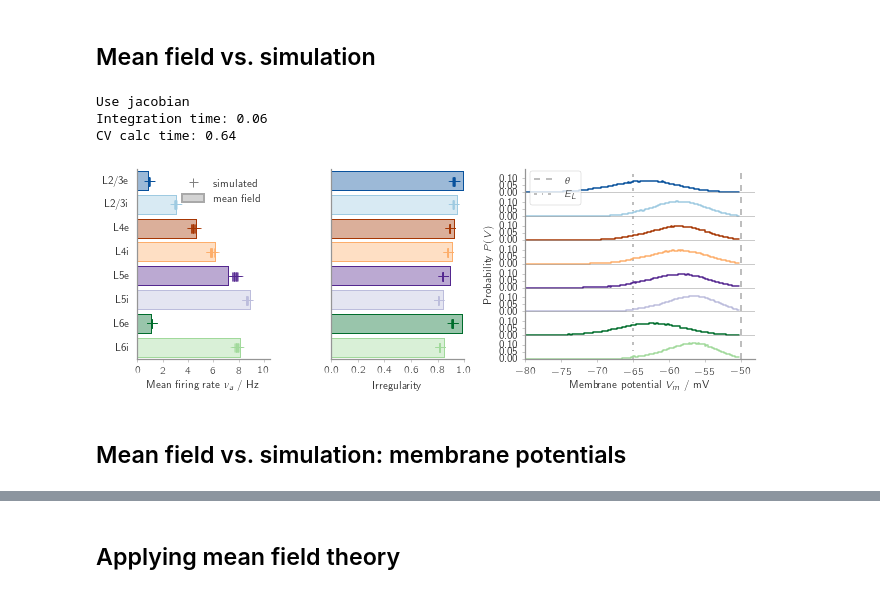
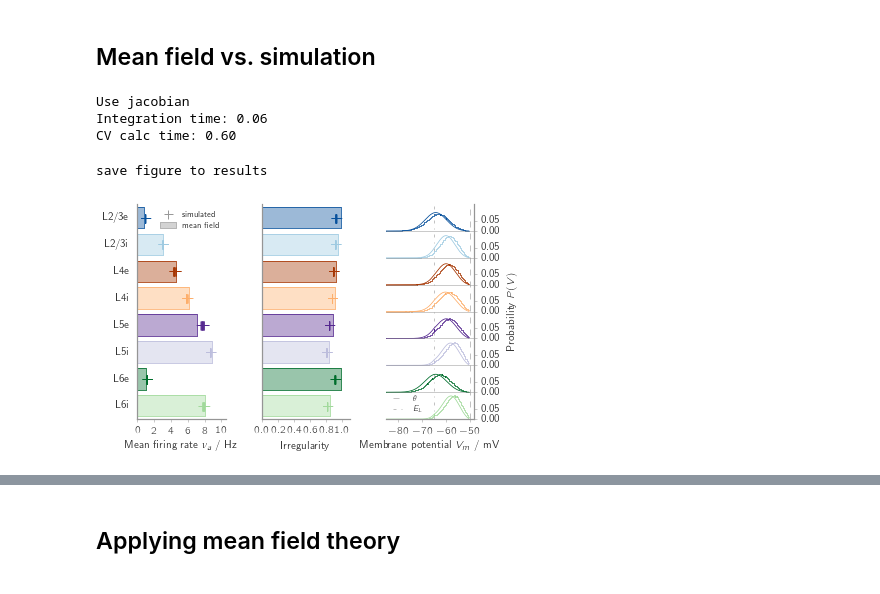
Before and after one commit to frschu/microcircuit, a Jupyter notebook: analysis/poster.ipynb, the cells around one changed output, grey strips where cells are left out. Cells and saved outputs as stored; diff of their text form; code cells hidden in the pictures.

```diff
--- a/analysis/poster.ipynb
+++ b/analysis/poster.ipynb
@@ -17,6 +17,8 @@ import helper_functions as hf; reload(hf)
 
 # Import specific moduls
 import model_class; reload(model_class)
+model = model_class.model()
+n_populations = model.n_populations
 
 %matplotlib inline
 
@@ -26,7 +28,6 @@ figure_path = style.figure_path
 reverse_order = True # do analysis such that plots resemble those of the paper (starting with L6i)
 colors = style.colors
 
-model = model_class.model()
 label_populations = hf.rlbl(model.populations)
 # %% [markdown]
 ## solve_model: requirement for all mean field predictions
@@ -93,6 +96,8 @@ if save_fig:
 # %% [markdown]
 ## Synapse numbers
 # %%
+model = model_class.model()
+
 from mpl_toolkits.axes_grid1 import make_axes_locatable
 from matplotlib import cm
 
@@ -137,7 +142,7 @@ def plot_heatmap(ax, data, model, cbar_label, cbar_format, clim, cbar_ticks, cma
 
 # Figure
 fig = plt.figure()
-fig.set_size_inches(style.figsize[0], style.figsize[1])
+fig.set_size_inches(style.figsize[1], style.figsize[1])
 ax1 = hf.add_subplot(fig, n_rows_cols=(1, 1), index_row_col=(0, 0), rowspan=1, colspan=1)
 
 ######################################################
@@ -150,16 +155,6 @@ clim        = (0, 50)
 cbar_ticks  = np.arange(0, 60, 10)
 plot_heatmap(ax1, data, model, cbar_label, cbar_format, clim, cbar_ticks)
 
-######################################################
-# Synapse numbers per neuron
-######################################################
-# data = (model.C_ab.T / (model.n_neurons * model.area)).T
-# cbar_label  = "Mean \# synapses per neuron"
-# cbar_format = "%i"
-# clim        = (0, 3500)
-# cbar_ticks  = np.arange(0, 4000, 1000)
-# plot_heatmap(ax2, data, model, cbar_label, cbar_format, clim, cbar_ticks)
-
 # y ticks
 ticks=np.arange(0.5, 8., 1)
 label_populations = hf.rlbl(model.populations)
@@ -221,10 +342,11 @@ def prob_V(V_array, mu_i, sd_i, v0_i, model=model_class.model()):
 # Mean field results
 ######################################################
 
+# Model
 neuron_model    = "iaf_psc_exp"
 connection_rule = "fixed_indegree"
 weight_rel_sd   = 0.1
-model_micro     = model_class.model(neuron_model=neuron_model,
+model     = model_class.model(neuron_model=neuron_model,
                                     connection_rule=connection_rule,
                                     weight_rel_sd=weight_rel_sd)
 
@@ -234,22 +356,25 @@ root_method='hybr'
 options= {"xtol": 1e-13, "maxfev": 10**3}
 
 t_int0      = time.time()
-rate_mf     = solve_model(model_micro, v_guess_0,
+rate_mf     = solve_model(model, v_guess_0,
                           jacobian=jacobian,
                           root_method=root_method, options=options)
 t_int1      = time.time() - t_int0
 print("Integration time: %.2f"%(t_int1))
 
 t_int0      = time.time()
-cv_isi_mf   = CV_ISI_mf(rate_mf, model=model_micro)
+cv_isi_mf   = CV_ISI_mf(rate_mf, model=model)
 t_int1      = time.time() - t_int0
 print("CV calc time: %.2f"%(t_int1))
 
 
 ######################################################
 # Simulation results
+#####################################################
+
 ######################################################
 # RATES and IRREGULARITY
+######################################################
 sim_spec = "spon_act_statistic"
 data_path = "/export/data-schuessler/data_microcircuit/micro"
 res_file_name = sim_spec + "_res.hdf5"
@@ -272,7 +397,9 @@ with h5py.File(path_res_file, "r") as res_file:
         cv_isi_mean_all[j]  = res_grp["cv_isi_mean"][:]
         synchrony_all[j]    = res_grp["synchrony"][:]
 
+######################################################
 # MEMBRANE POTENTIALS
+######################################################
 sim_spec = "membrane_potential"
 data_path = "/export/data-schuessler/data_microcircuit/micro"
 res_file_name = sim_spec + "_res.hdf5"
@@ -314,23 +441,18 @@ for i, population in enumerate(populations):
         single_rates = res_file["0/single_rates/" + population][:n_neurons_rec_voltage[i]]
     P_V_data =  volt_histo_means[i].copy()
     P_V_data[V_r_arg] -= np.sum(single_rates) * model.t_ref * n_t
-
     # Normalization
     norm_factor = n_t * n_neurons_rec_voltage[i] * V_step
     P_V_data_normed = P_V_data / norm_factor
-
-    # Theoretical distirbution using Brunel's mu and sd but measured rate v0
-    #P_V_theo = prob_V(V_array, mu_sim[i], sd_sim[i], rates_mean[i], model=model)
-    P_V_theo[i] = prob_V(V_array, model.mu(rate_mf)[i], model.sd(rate_mf)[i], rate_mf[i], model=model)
-
     # Adjust histogram for "steps"
     P_V_data_plot[i] = hf.adjust_steps(P_V_data_normed)
 
-# plot_membrane_potential(path_res_file, rate_mf, figname="results_membrane")
+    # Theoretical distirbution using Brunel's mu and sd but measured rate v0
+    P_V_theo[i] = prob_V(V_array, model.mu(rate_mf)[i], model.sd(rate_mf)[i], rate_mf[i], model=model)
 # %% [output]
 Use jacobian
 Integration time: 0.06
-CV calc time: 0.64
+CV calc time: 0.60
 # %%
 def plot_compare_sim_mf(data_sim, data_mf, ax):
     y_mf = np.arange(n_populations) + 0.1
@@ -345,9 +467,9 @@ def plot_compare_sim_mf(data_sim, data_mf, ax):
         ax.barh(y_mf[i], data_mf[i], height=bar_height,
                 color=colors[i], linewidth=0, fill=True, alpha=0.4)
         ax.barh(y_mf[i], data_mf[i], height=bar_height,
-                edgecolor=colors[i], linewidth=1, fill=False, alpha=1.0)
-    ax.barh([0], [0], color="lightgray", edgecolor="darkgray", linewidth=2, fill=True, alpha=1.0, label="mean field")
-    ax.plot([-1], [0], "+", color="gray", alpha=1.0, label="simulated", mew=1., ms=style.cross_size / style.legend_ms)
+                edgecolor=colors[i], linewidth=0.8, fill=False, alpha=1.0)
+    ax.barh([0], [0], color="lightgray", edgecolor="darkgray", linewidth=0.8, fill=True, alpha=1.0, label="mean field")
+    ax.plot([-1], [0], "+", color="gray", alpha=0.8, label="simulated", mew=1., ms=style.cross_size / style.legend_ms)
 
     yticklabels = hf.rlbl(populations)
     ax.set_yticks(yticks)
@@ -417,34 +524,33 @@ def plot_membrane_potential(V_array, P_V_data_plot, P_V_theo, ax1):
 # %%
 ######################################################
 # Plotting
 ######################################################
 
 fig1 = plt.figure()
-fig1.set_size_inches(style.figsize[0]*1.7, style.figsize[1])
-ax1 = hf.add_subplot(fig1, n_rows_cols=(1, 7), index_row_col=(0, 0), rowspan=1, colspan=2)
-ax2 = hf.add_subplot(fig1, n_rows_cols=(1, 7), index_row_col=(0, 2), rowspan=1, colspan=2)
-ax3 = hf.add_subplot(fig1, n_rows_cols=(1, 7), index_row_col=(0, 4), rowspan=1, colspan=3)
+fig1.set_size_inches(style.figsize[0], style.figsize[1])
+ax1 = hf.add_subplot(fig1, n_rows_cols=(1, 3), index_row_col=(0, 0), rowspan=1, colspan=1)
+ax2 = hf.add_subplot(fig1, n_rows_cols=(1, 3), index_row_col=(0, 1), rowspan=1, colspan=1)
+ax3 = hf.add_subplot(fig1, n_rows_cols=(1, 3), index_row_col=(0, 2), rowspan=1, colspan=1)
 
 plot_compare_sim_mf(rates_mean_all, rate_mf, ax1)
 ax1.set_xlabel("Mean firing rate $\\nu_a$ / Hz")
 ax1.set_xlim(0, 10.5)
-ax1.legend(loc="best")
+ax1.legend(loc="best", fontsize=8)
 
 plot_compare_sim_mf(cv_isi_mean_all, cv_isi_mf, ax2)
 ax2.set_xlabel("Irregularity")
-ax2.set_xlim(0, 1)
+ax2.set_xlim(0, 1.1)
 ax2.set_yticks([])
 
 plot_membrane_potential(V_array, P_V_data_plot, P_V_theo, ax3)
-# ax3.set_yticks([])
+ax3.legend(loc=(0.01, 0.01), fontsize=8, numpoints=3)
 
-fig_name = "results_rates"
+fig_name = "results"
 for ax in (ax1, ax2):
     style.fixticks(ax)
     ax.yaxis.set_ticks_position('none')
-# if save_fig:
-#     hf.saving_fig(fig1, figure_path, fig_name)
+if save_fig:
+    hf.saving_fig(fig1, figure_path, fig_name)
 # %% [output]
+save figure to results
-[figure, old version]
+[figure, new version]
-# %% [markdown]
-## Mean field vs. simulation: membrane potentials
```
Also changed, not shown: parts of 14 cells of this notebook, 4 other files.
